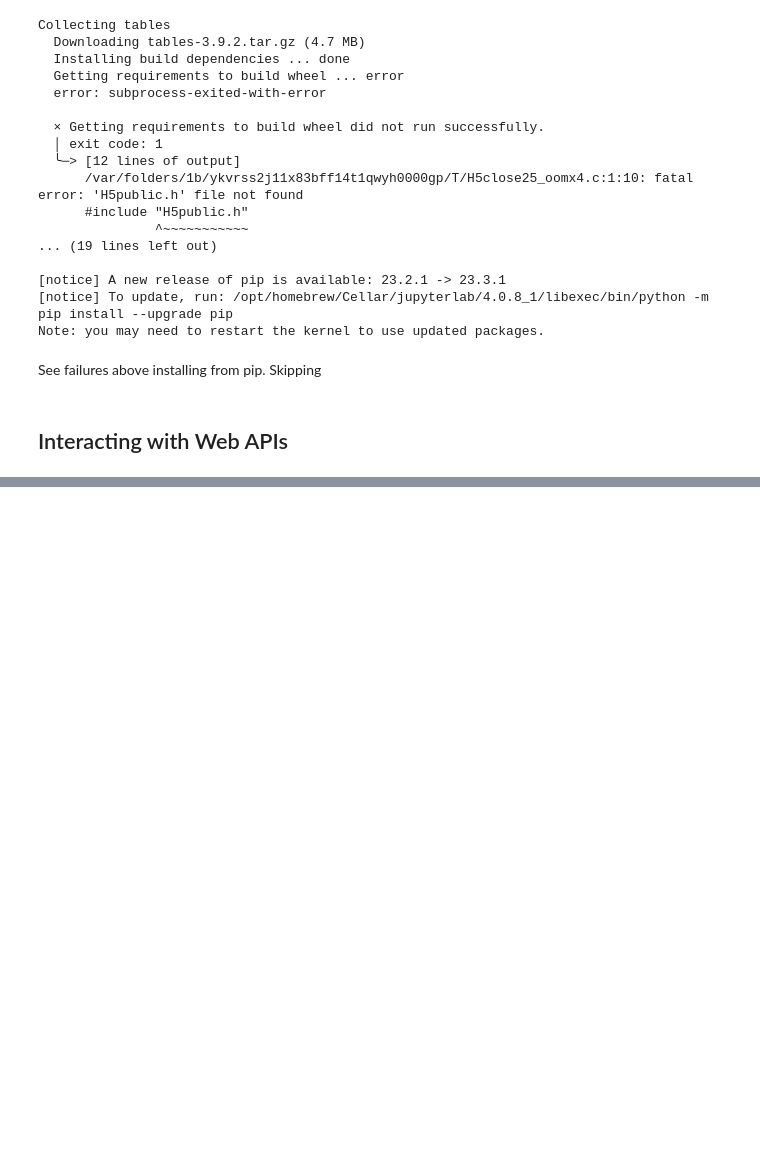
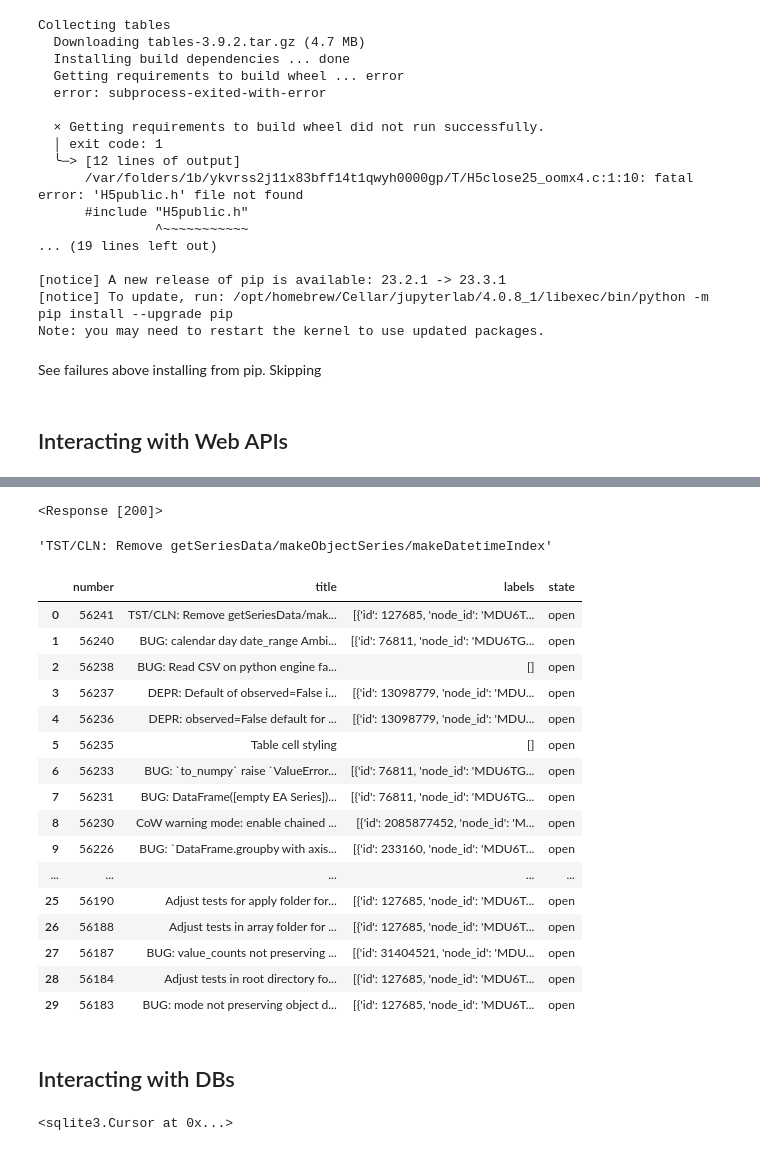
Before and after one commit to mikerly131/WesDataWrangling, a Jupyter notebook: Chapter6WorkAlong.ipynb, the cells around one changed output, grey strips where cells are left out. Drawn from its saved outputs; the diff is of its cells as text; code cells hidden in the pictures; blank space fills up the shorter version.

```diff
--- a/Chapter6WorkAlong.ipynb
+++ b/Chapter6WorkAlong.ipynb
@@ -474,0 +489,4 @@ See failures above installing from pip. Skipping
+# %%
+url = "https://api.github.com/repos/pandas-dev/pandas/issues"
+# %%
+resp = requests.get(url)
@@ -474,0 +495,34 @@ See failures above installing from pip. Skipping
+# %%
+resp
+# %% [output]
+<Response [200]>
+# %%
+data = resp.json()
+# %%
+data[0]["title"]
+# %% [output]
+'TST/CLN: Remove getSeriesData/makeObjectSeries/makeDatetimeIndex'
+# %%
+issues = pd.DataFrame(data, columns=["number", "title", "labels", "state"])
+# %%
+issues
+# %% [output]
+|  | number | title | labels | state |
+| 0 | 56241 | TST/CLN: Remove getSeriesData/mak... | [{'id': 127685, 'node_id': 'MDU6T... | open |
+| 1 | 56240 | BUG: calendar day date_range Ambi... | [{'id': 76811, 'node_id': 'MDU6TG... | open |
+| 2 | 56238 | BUG: Read CSV on python engine fa... | [] | open |
+| 3 | 56237 | DEPR: Default of observed=False i... | [{'id': 13098779, 'node_id': 'MDU... | open |
+| 4 | 56236 | DEPR: observed=False default for ... | [{'id': 13098779, 'node_id': 'MDU... | open |
+| 5 | 56235 | Table cell styling | [] | open |
+| 6 | 56233 | BUG: `to_numpy` raise `ValueError... | [{'id': 76811, 'node_id': 'MDU6TG... | open |
+| 7 | 56231 | BUG: DataFrame([empty EA Series])... | [{'id': 76811, 'node_id': 'MDU6TG... | open |
+| 8 | 56230 | CoW warning mode: enable chained ... | [{'id': 2085877452, 'node_id': 'M... | open |
+| 9 | 56226 | BUG: `DataFrame.groupby with axis... | [{'id': 233160, 'node_id': 'MDU6T... | open |
+| ... | ... | ... | ... | ... |
+| 25 | 56190 | Adjust tests for apply folder for... | [{'id': 127685, 'node_id': 'MDU6T... | open |
+| 26 | 56188 | Adjust tests in array folder for ... | [{'id': 127685, 'node_id': 'MDU6T... | open |
+| 27 | 56187 | BUG: value_counts not preserving ... | [{'id': 31404521, 'node_id': 'MDU... | open |
+| 28 | 56184 | Adjust tests in root directory fo... | [{'id': 127685, 'node_id': 'MDU6T... | open |
+| 29 | 56183 | BUG: mode not preserving object d... | [{'id': 127685, 'node_id': 'MDU6T... | open |
+# %% [markdown]
+## Interacting with DBs
@@ -474,0 +535,4 @@ See failures above installing from pip. Skipping
+# %%
+con.execute(query)
+# %% [output]
+<sqlite3.Cursor at 0x...>
```
Also changed, not shown: parts of 18 cells of this notebook, 1 other file.
